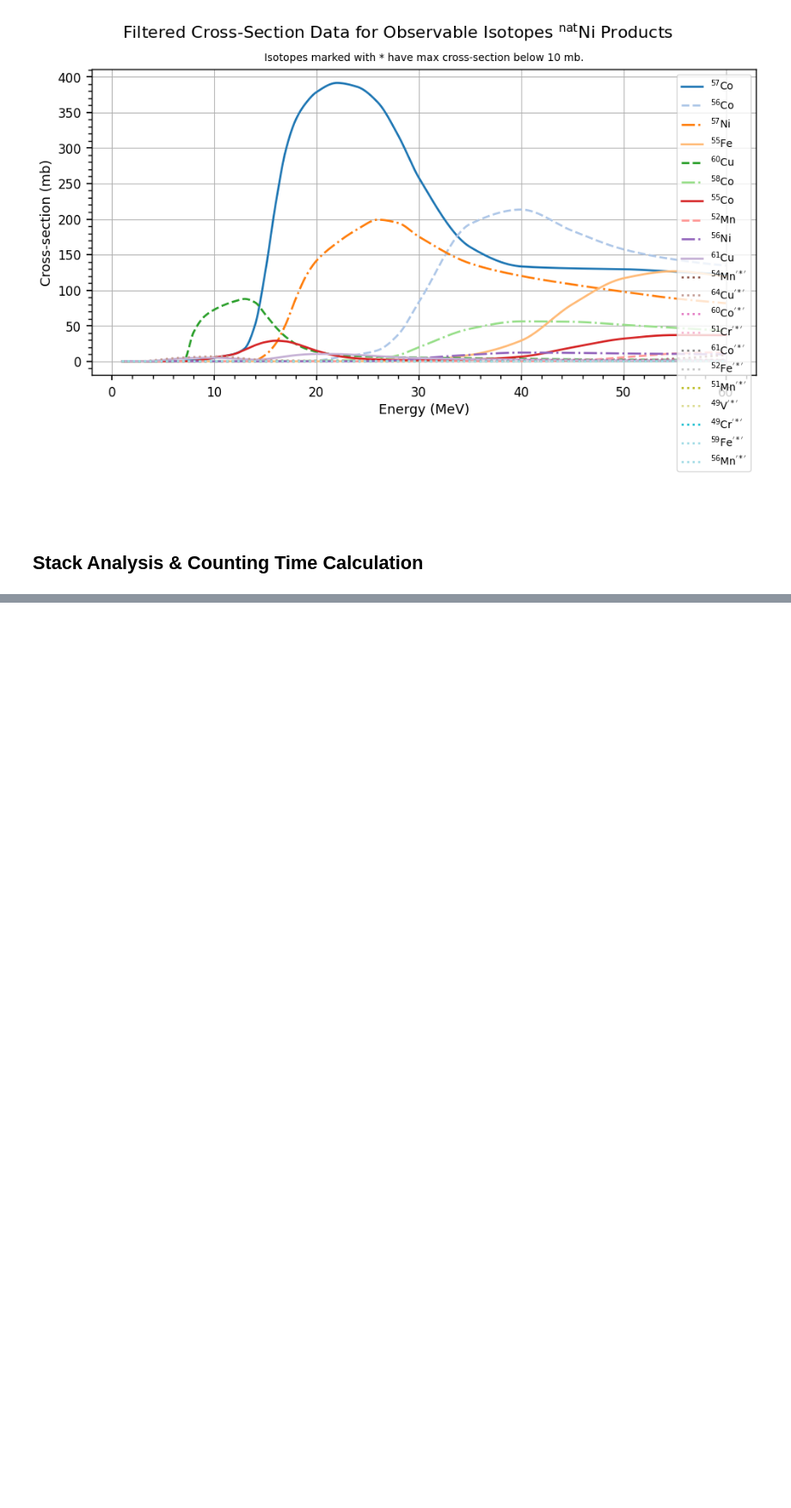
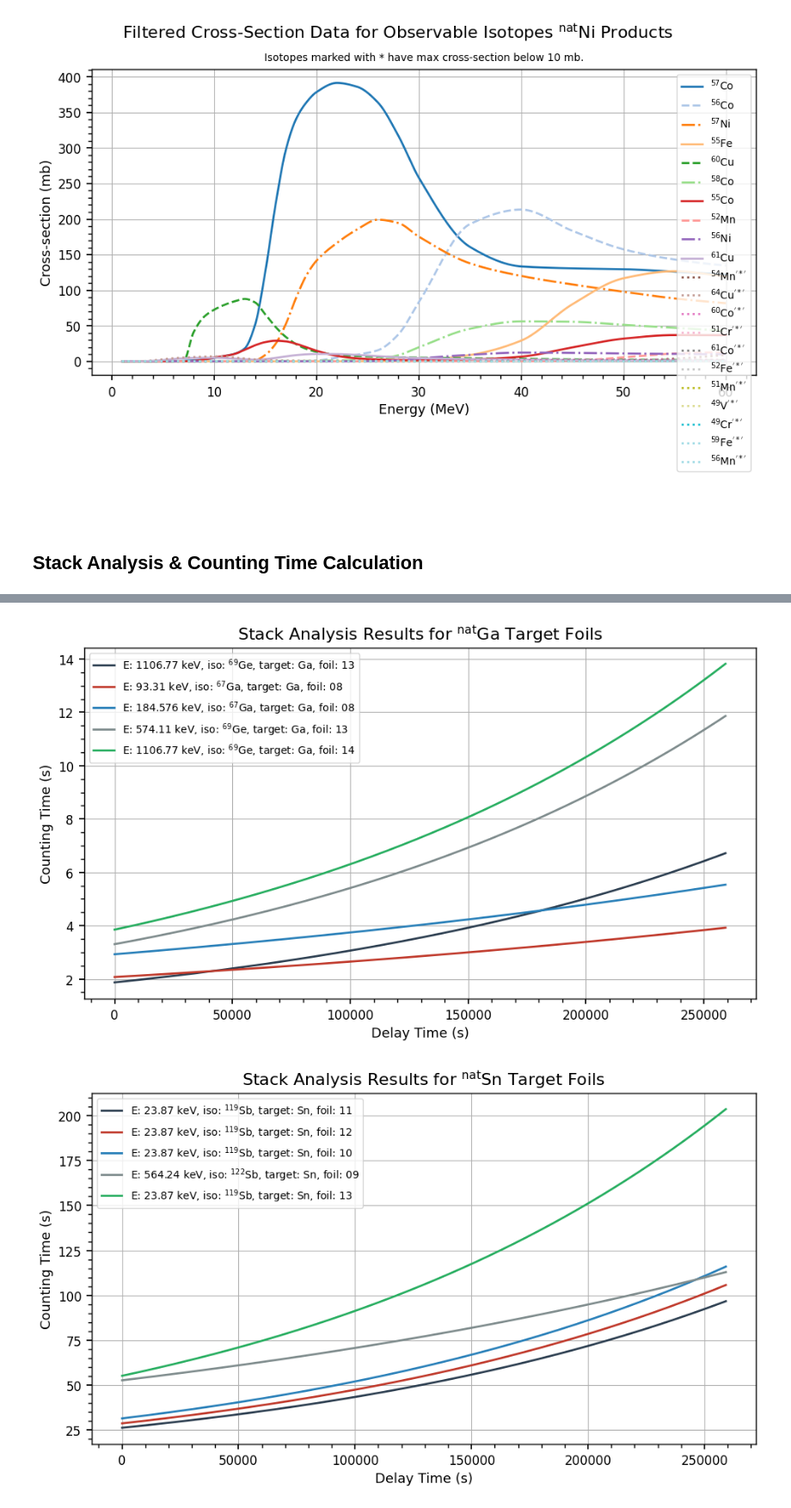
Before and after one commit to Oskar-Idland/Medical-Applications-of-Nuclear-Physics, a Jupyter notebook: src/analysis.ipynb, the cells around one changed output, grey strips where cells are left out. Shown at 86% size. Saved outputs shown, nothing was run; the diff lists cells and outputs as text; code cells hidden in the pictures; blank space fills up the shorter version.

```diff
--- a/src/analysis.ipynb
+++ b/src/analysis.ipynb
@@ -708,23 +708,36 @@ t_irr = 60 * 60  # Irradiation time in seconds
 sa_30 = StackAnalysis(st_30, efficiency_func=cb.eff, proton_flux=Φ, irradiation_time=t_irr)  # type: ignore
 sa_55 = StackAnalysis(st_55, efficiency_func=cb.eff, proton_flux=Φ, irradiation_time=t_irr)  # type: ignore
 # %%
-products = {'Ga': sorted_filtered_isotopes_Ga,
-            'Sn': sorted_filtered_isotopes_Sn,
-            'Cu': sorted_filtered_isotopes_Cu,
-            'Ni': sorted_filtered_isotopes_Ni}
+"""
+Suppress RuntimeWarnings from stack analysis calculations.
+This prevents 'invalid value encountered in log' and 'divide by zero' warnings that occur when
+calculating decay constants for isotopes with very long or very short half-lives.
+These warnings are cosmetic and don't affect the validity of the results.
+"""
 
+import warnings
+with warnings.catch_warnings():
+    warnings.filterwarnings("ignore", category=RuntimeWarning)
 
-results_30 = sa_30.analyze(products=products, t_d=np.arange(0, 60*60*24*3), t_max=60*60, min_intensity=10.0, dE_511=0.1, silent=True)  # type: ignore
-results_55 = sa_55.analyze(products=products, t_d=np.arange(0, 60*60*24*3), t_max=60*60, min_intensity=10.0, dE_511=0.1, silent=True)  # type: ignore
+    products = {'Ga': sorted_filtered_isotopes_Ga,
+                'Sn': sorted_filtered_isotopes_Sn,
+                'Cu': sorted_filtered_isotopes_Cu,
+                'Ni': sorted_filtered_isotopes_Ni}
+
+    results_30 = sa_30.analyze(products=products, t_d=np.arange(0, 60*60*24*3), t_max=60*60, min_intensity=10.0, dE_511=0.1, silent=True)  # type: ignore
+    results_55 = sa_55.analyze(products=products, t_d=np.arange(0, 60*60*24*3), t_max=60*60, min_intensity=10.0, dE_511=0.1, silent=True)  # type: ignore
 # %%
-# sa_30.plot(results_30, target="Ga", title=r"Stack Analysis Results for $^{\text{nat}}$Ga Target Foils")
-# plt.show()
+sa_30.plot(results_30, target="Ga", title=r"Stack Analysis Results for $^{\text{nat}}$Ga Target Foils")
+plt.show()
 
-# sa_30.plot(results_30, target="Sn", title=r"Stack Analysis Results for $^{\text{nat}}$Sn Target Foils")
-# plt.show()
+sa_30.plot(results_30, target="Sn", title=r"Stack Analysis Results for $^{\text{nat}}$Sn Target Foils")
+plt.show()
 
-# sa_55.plot(results_55, target="Ga", title=r"Stack Analysis Results for $^{\text{nat}}$Ga Target Foils")
-# plt.show()
+sa_55.plot(results_55, target="Ga", title=r"Stack Analysis Results for $^{\text{nat}}$Ga Target Foils")
+plt.show()
 
-# sa_55.plot(results_55, target="Sn", title=r"Stack Analysis Results for $^{\text{nat}}$Sn Target Foils")
-# plt.show()
+sa_55.plot(results_55, target="Sn", title=r"Stack Analysis Results for $^{\text{nat}}$Sn Target Foils")
+plt.show()
+# %% [output]
+[figure, added]
+[figure, added]
```
Also changed, not shown: parts of 8 cells of this notebook, 12 other files.
